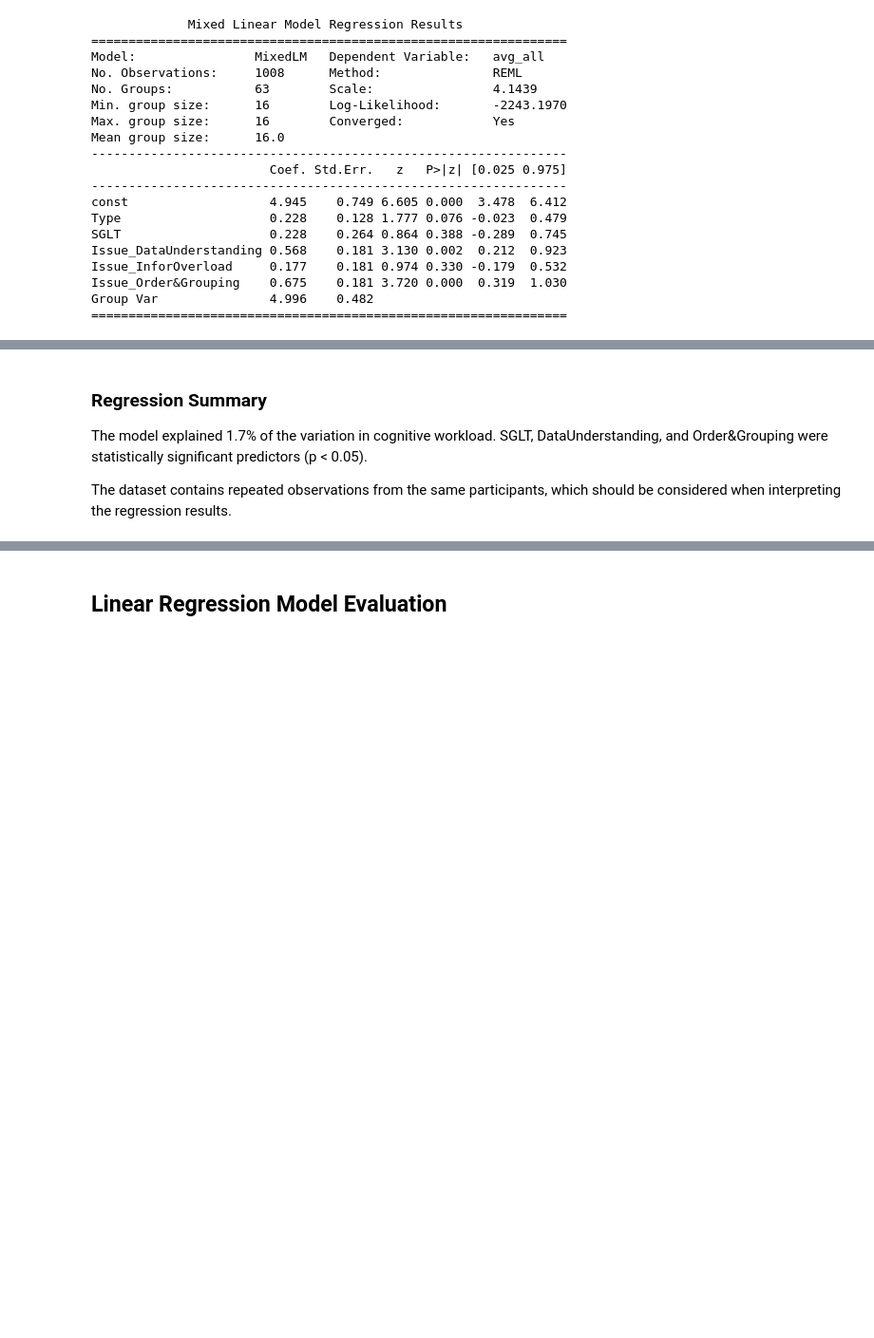
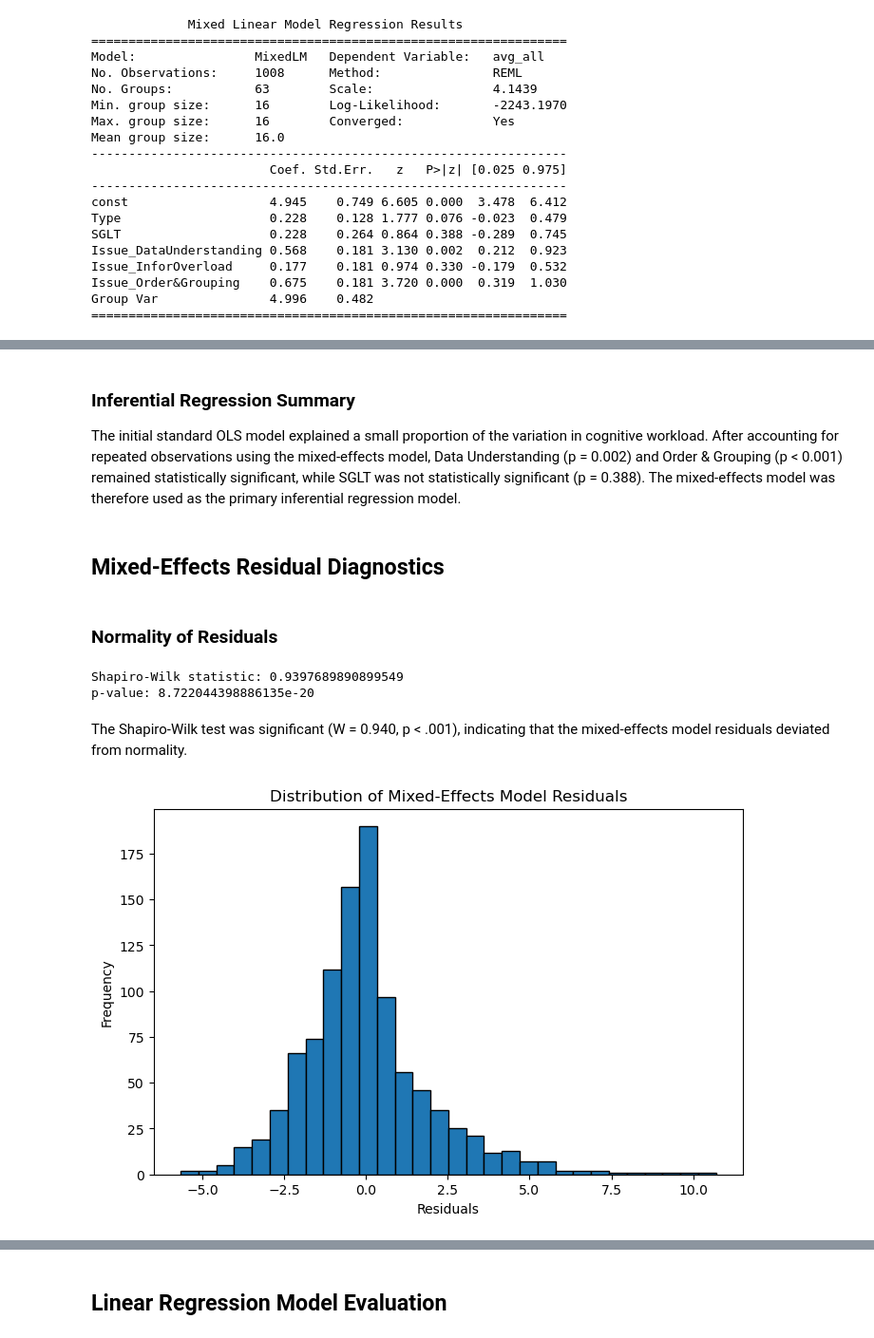
Before and after one commit to Chakuunaa/Evaluating-Dashboard-Design-Effectiveness-in-Data-Analytics, a Jupyter notebook: notebooks/01_Dissertation_Analysis.ipynb, the cells around one changed output, grey strips where cells are left out. Shown at 95% size. Cells and saved outputs as stored; diff of their text form; code cells hidden in the pictures; blank space fills up the shorter version.

Commit message:
Refine regression analysis and diagnostics

```diff
--- a/notebooks/01_Dissertation_Analysis.ipynb
+++ b/notebooks/01_Dissertation_Analysis.ipynb
@@ -1225,6 +1213,35 @@ results
 # %% [markdown]
-### Regression Summary
+### Inferential Regression Summary
 
-The model explained 1.7% of the variation in cognitive workload. SGLT, DataUnderstanding, and Order&Grouping were statistically significant predictors (p < 0.05).
-
-The dataset contains repeated observations from the same participants, which should be considered when interpreting the regression results.
+The initial standard OLS model explained a small proportion of the variation in cognitive workload. After accounting for repeated observations using the mixed-effects model, Data Understanding (p = 0.002) and Order & Grouping (p < 0.001) remained statistically significant, while SGLT was not statistically significant (p = 0.388). The mixed-effects model was therefore used as the primary inferential regression model.
+# %% [markdown]
+## Mixed-Effects Residual Diagnostics
+# %% [markdown]
+### Normality of Residuals
+# %%
+from scipy import stats
+
+mixed_residuals = mixed_result.resid
+
+shapiro_stat, shapiro_p = stats.shapiro(mixed_residuals)
+
+print("Shapiro-Wilk statistic:", shapiro_stat)
+print("p-value:", shapiro_p)
+# %% [output]
+Shapiro-Wilk statistic: 0.9397689890899549
+p-value: 8.722044398886135e-20
+# %% [markdown]
+The Shapiro-Wilk test was significant (W = 0.940, p < .001), indicating that the mixed-effects model residuals deviated from normality.
+# %%
+import matplotlib.pyplot as plt
+
+plt.figure(figsize=(8, 5))
+plt.hist(mixed_residuals, bins=30, edgecolor="black")
+
+plt.xlabel("Residuals")
+plt.ylabel("Frequency")
+plt.title("Distribution of Mixed-Effects Model Residuals")
+
+plt.show()
+# %% [output]
+[figure, added]
```
Also changed, not shown: parts of 24 cells of this notebook, 1 other file.
